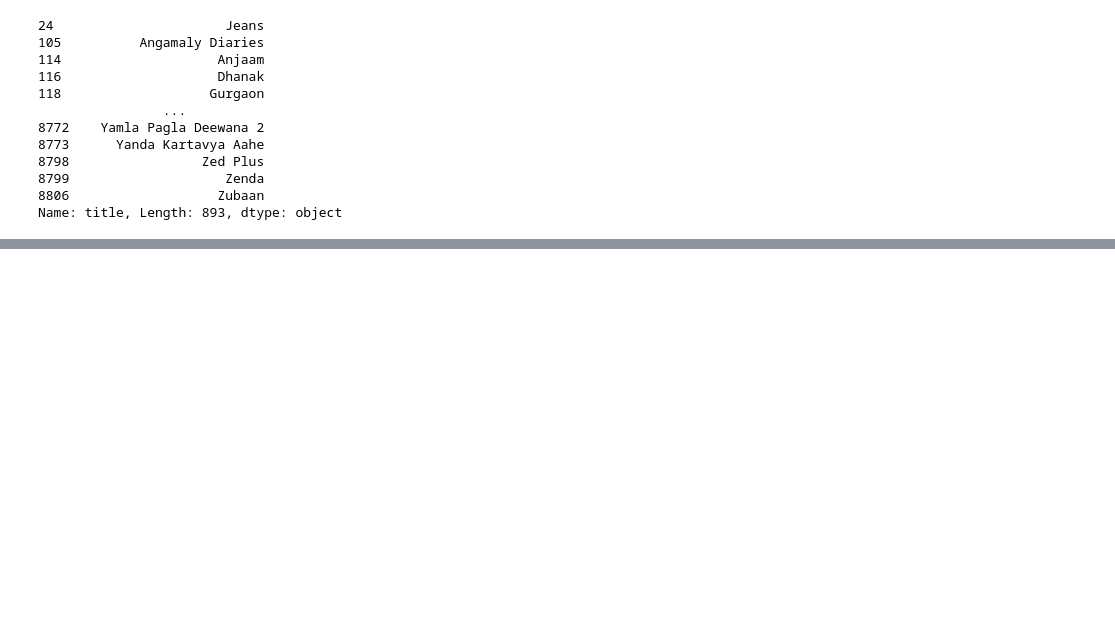
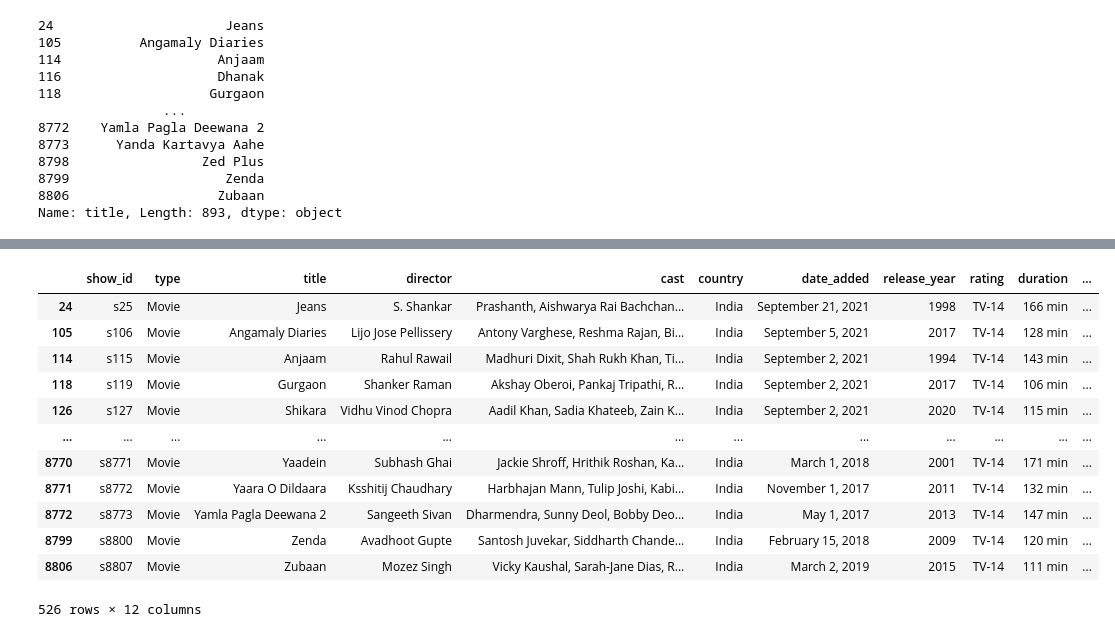
Before and after one commit to JayeshBayla2003/netflix_data_analysis, a Jupyter notebook: netflix_data_analytics.ipynb, the cells around one changed output, grey strips where cells are left out. Cells and saved outputs as stored; diff of their text form; code cells hidden in the pictures; blank space fills up the shorter version.

```diff
--- a/netflix_data_analytics.ipynb
+++ b/netflix_data_analytics.ipynb
@@ -318,0 +376,17 @@ Name: title, Length: 79, dtype: object
+# %%
+#how many movies got the tv-14 rating in india?
+df[(df['type'] == 'Movie') & (df['rating'] == 'TV-14') & (df['country'] == 'India')]
+# %% [output]
+|  | show_id | type | title | director | cast | country | date_added | release_year | rating | duration | ... |
+| 24 | s25 | Movie | Jeans | S. Shankar | Prashanth, Aishwarya Rai Bachchan... | India | September 21, 2021 | 1998 | TV-14 | 166 min | ... |
+| 105 | s106 | Movie | Angamaly Diaries | Lijo Jose Pellissery | Antony Varghese, Reshma Rajan, Bi... | India | September 5, 2021 | 2017 | TV-14 | 128 min | ... |
+| 114 | s115 | Movie | Anjaam | Rahul Rawail | Madhuri Dixit, Shah Rukh Khan, Ti... | India | September 2, 2021 | 1994 | TV-14 | 143 min | ... |
+| 118 | s119 | Movie | Gurgaon | Shanker Raman | Akshay Oberoi, Pankaj Tripathi, R... | India | September 2, 2021 | 2017 | TV-14 | 106 min | ... |
+| 126 | s127 | Movie | Shikara | Vidhu Vinod Chopra | Aadil Khan, Sadia Khateeb, Zain K... | India | September 2, 2021 | 2020 | TV-14 | 115 min | ... |
+| ... | ... | ... | ... | ... | ... | ... | ... | ... | ... | ... | ... |
+| 8770 | s8771 | Movie | Yaadein | Subhash Ghai | Jackie Shroff, Hrithik Roshan, Ka... | India | March 1, 2018 | 2001 | TV-14 | 171 min | ... |
+| 8771 | s8772 | Movie | Yaara O Dildaara | Ksshitij Chaudhary | Harbhajan Mann, Tulip Joshi, Kabi... | India | November 1, 2017 | 2011 | TV-14 | 132 min | ... |
+| 8772 | s8773 | Movie | Yamla Pagla Deewana 2 | Sangeeth Sivan | Dharmendra, Sunny Deol, Bobby Deo... | India | May 1, 2017 | 2013 | TV-14 | 147 min | ... |
+| 8799 | s8800 | Movie | Zenda | Avadhoot Gupte | Santosh Juvekar, Siddharth Chande... | India | February 15, 2018 | 2009 | TV-14 | 120 min | ... |
+| 8806 | s8807 | Movie | Zubaan | Mozez Singh | Vicky Kaushal, Sarah-Jane Dias, R... | India | March 2, 2019 | 2015 | TV-14 | 111 min | ... |
+526 rows × 12 columns
```
Also changed, not shown: parts of 38 cells of this notebook.
